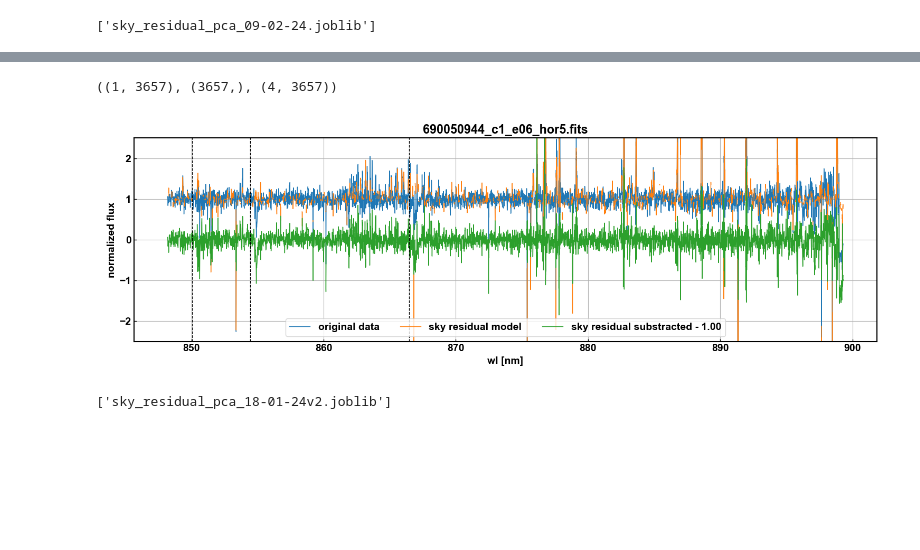
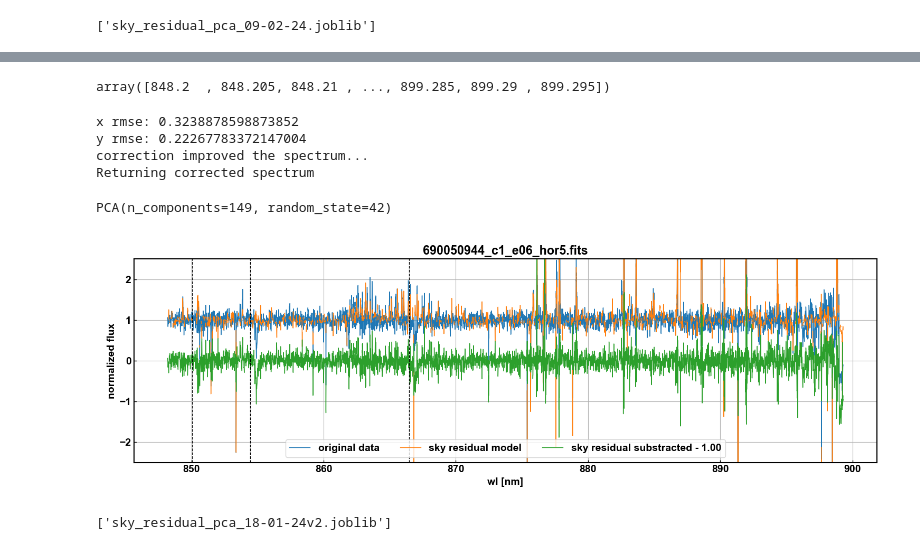
Before and after one commit to cabrera-ziri/Reticulum, a Jupyter notebook: sky_lines3.ipynb, the cells around one changed output, grey strips where cells are left out. Saved outputs shown, nothing was run; the diff lists cells and outputs as text; code cells hidden in the pictures; blank space fills up the shorter version.

Commit message:
residuals check

```diff
--- a/sky_lines3.ipynb
+++ b/sky_lines3.ipynb
@@ -620,3 +612,29 @@ flux = hdu[ext].data
 flux = flux/poly_continuum(flux,wl)
 
 plt.close('all')
+# %%
+def sky_correct(model,wl,x,wl_lo=860,wl_hi=870):
+
+    #define window to check residuals
+    residual_window =  (wl >=wl_lo) & (wl<=wl_hi)
+
+    y = model.predict(x)
+
+    #check rmse of uncorrected data
+    x_mse = mean_squared_error(x[:,model.sky_pixels & residual_window],np.ones_like(x[:,model.sky_pixels & residual_window]))
+    x_rmse = np.sqrt(x_mse)
+
+    # rmse of corrected data
+    x_predict = x.copy()
+    x_predict[:,model.sky_pixels] = x_predict[:,model.sky_pixels]-y+1
+    y_mse = mean_squared_error(x_predict[:,model.sky_pixels & residual_window],np.ones_like(x_predict[:,model.sky_pixels & residual_window]))
+    y_rmse = np.sqrt(y_mse)
+    print('x rmse: {}'.format(x_rmse))
+    print('y rmse: {}'.format(y_rmse))
+
+    if y_rmse<x_rmse:
+        print('correction improved the spectrum...\nReturning corrected spectrum')
+        return x_predict,y
+    else:
+        print('correction did not improve the spectrum...\nReturning original spectrum')
+        return x,y
@@ -623,10 +663,22 @@ plt.close('all')
+# %%
+wl[residual_window]
+# %% [output]
+array([848.2  , 848.205, 848.21 , ..., 899.285, 899.29 , 899.295])
+# %%
+y,model = sky_correct(final_model,wl,flux[None,...])
+# %% [output]
+x rmse: 0.3238878598873852
+y rmse: 0.22267783372147004
+correction improved the spectrum...
+Returning corrected spectrum
+# %%
+final_model.model_
+# %% [output]
+PCA(n_components=149, random_state=42)
 # %%
 # model1 = mypca.predict(X_prepared[1,:][None,...])
-model = mypca.predict(X_prepared[1:5,:])
+# model = mypca.predict(X_prepared[1:5,:])
+model = final_model.predict(flux[None,...])
-# %%
-flux[mypca.sky_pixels_][None,...].shape,flux[mypca.sky_pixels_].shape,X_prepared[1:5,mypca.sky_pixels_].shape
-# %% [output]
-((1, 3657), (3657,), (4, 3657))
 # %%
 # centre the figure on the CaT
 xlim_lo,xlim_hi = 849.1,870
@@ -637,39 +689,37 @@ plt.close('all')
 
 f, ax = plt.subplots(figsize=(15,5))
 plt.title(spec_path.split('/')[-1])
 ax.plot(wl,flux,'-',lw=1,label='original data')
 _model = np.ones_like(wl)*np.nan
-_model[sky_pixels] = model[0,:]
+_model[final_model.sky_pixels] = model[0,:]
 ax.plot(wl,_model,'-',lw=1,label='sky residual model')
-flux2 = flux.copy()
-flux2[sky_pixels] = flux2[sky_pixels]-model[0,:]+1
-ax.plot(wl,flux2-offset,ls='-',lw=1,label='sky residual substracted - {:.2f}'.format(offset))
+ax.plot(wl,y.ravel()-offset,ls='-',lw=1,label='sky residual substracted - {:.2f}'.format(offset))
 for _ in [850.04,854.44, 866.45]:
     ax.axvline(_,lw=1,ls='--',color='k')
 plt.legend(markerscale=12)
 # ax.set_xlim(849,870)
 
 #set automatic yscale
 _flxs = np.r_[flux[(wl>=xlim_lo)&(wl<=xlim_hi)],
             flux2[(wl>=xlim_lo)&(wl<=xlim_hi)]-1,
-            model[0][(wl[sky_pixels]>=xlim_lo)&(wl[sky_pixels]<=xlim_hi)]]
+            model[0][(wl[final_model.sky_pixels]>=xlim_lo)&(wl[final_model.sky_pixels]<=xlim_hi)]]
 
 _flxs_min,_flxs_max = _flxs.min(),_flxs.max()
 
 if _flxs_min<0:
     ax.set_ylim(1.1*_flxs_min,1.1*_flxs_max)
 else:
     ax.set_ylim(0.9*_flxs_min,1.1*_flxs_max)
 
 plt.legend(markerscale=12,ncol=ncol)
 # ax.set_xlim(xlim_lo,xlim_hi)
 ax.set_ylim(-offset*2.5,2.5*offset)
 ax.set_xlabel('wl [nm]')
 ax.set_ylabel('normalized flux')
 plt.tight_layout()
 plt.grid()
 # %% [output]
-[figure, old version]
+[figure, new version]
 # %%
 # save pca models for later use
 # dump([sky_pixels,pca], 'sky_residual_pca_16-01-24.joblib')
```
Also changed, not shown: parts of 6 cells of this notebook.
